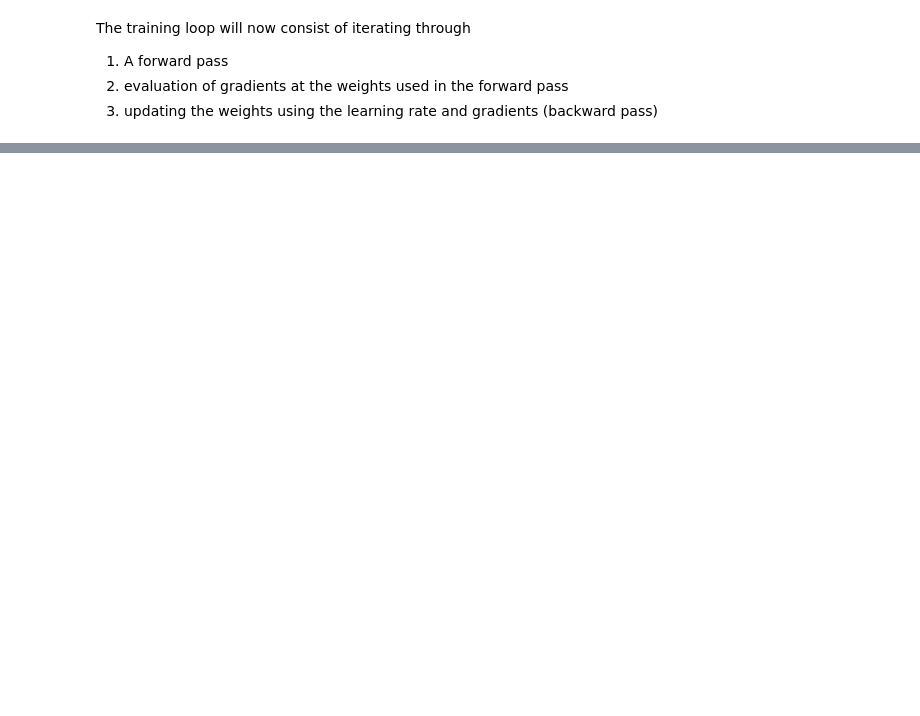
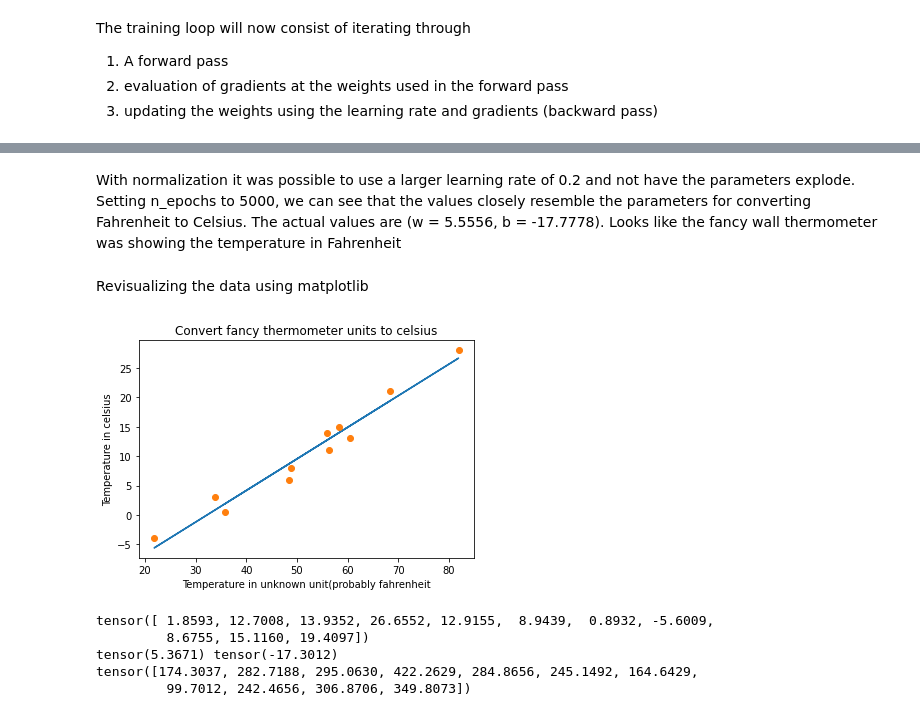
Before and after one commit to gowrithampi/CaltechMachineLearningHomeworks, a Jupyter notebook: Chapter_5_The_mechanics_of_learning.ipynb, the cells around one changed output, grey strips where cells are left out. Drawn from its saved outputs; the diff is of its cells as text; code cells hidden in the pictures; blank space fills up the shorter version.

```diff
--- a/Chapter_5_The_mechanics_of_learning.ipynb
+++ b/Chapter_5_The_mechanics_of_learning.ipynb
@@ -75,7 +75,8 @@ Gradient Descent: The basic idea is that we can find the minimum of the loss fun
 # %%
 # derivative of loss function with respect to t_p (model)
 def dloss_fn(t_c, t_p):
-  2 * (t_p - t_c)/size(t_p)
+  dloss_dtp = 2 * (t_p - t_c)/t_p.size(0)
+  return dloss_dtp
 
 # derivative of t_p(model) with respect to w
 def dmodel_dw(t_u, w, b):
@@ -89,8 +90,8 @@ def dmodel_db(t_u, w, b):
 # final gradient is calculated by using the chain rule and the above gradients
 def gradient(t_u, t_c, t_p, w, b):
     dloss_dw = dloss_fn(t_c, t_p)* dmodel_dw(t_u, w , b)
-    dloss_db = dloss_fn(t_c, t_p)*dmodwl_db(t_u, w, b)
-    return dloss_dw, dloss_db
+    dloss_db = dloss_fn(t_c, t_p)*dmodel_db(t_u, w, b)
+    return dloss_dw.sum(), dloss_db.sum()
 # %% [markdown]
 The training loop will now consist of iterating through
 1) A forward pass
@@ -100,0 +100,20 @@ The training loop will now consist of iterating through
+# %%
+# training loop also depends on number of epochs and the learning rate
+def training_loop (n_epochs, learning_rate, t_u, t_c, t_p, params):
+  w,b = params
+  for epoch in range(1, n_epochs):
+    grad_w , grad_b = gradient(t_u, t_c, t_p , w, b)
+    w = w - learning_rate*grad_w
+    b = b - learning_rate*grad_b
+    t_p = model(t_u, w,b)
+    loss = loss_function(t_c, t_p)
+    if (epoch % 50 == 0):
+     print("Epoch number {0:.0f} , Loss is {1:.2f}".format(epoch,loss))
+     print("Bias is {bias:0.4f} and Weight is {weight: 0.4f} \n\n".format( bias = b,weight = w))
+
+  return w, b
+# %%
+# initialize weights and bias
+w = torch.ones([])
+b = torch.zeros([])
+training_loop(100, 0.0001, t_u, t_c, t_p , (w,b))
@@ -100,0 +145,30 @@ The training loop will now consist of iterating through
+# %%
+w = torch.ones([])
+b = torch.zeros([])
+
+w,b = training_loop(5000,  1e-2, t_u*0.1, t_c, t_p, params = (w,b))
+# %% [markdown]
+With normalization it was possible to use a larger learning rate of 0.2 and not have the parameters explode. Setting n_epochs to 5000, we can see that the values closely resemble the parameters for converting Fahrenheit to Celsius.
+The actual values are (w = 5.5556, b = -17.7778). Looks like the fancy wall thermometer was showing the temperature in Fahrenheit
+# %% [markdown]
+Revisualizing the data using matplotlib
+# %%
+# we scale the input because the model in normalized
+t_p = model(t_u*0.1, w, b)
+
+plt.plot(t_u.numpy(), t_p.detach().numpy())
+plt.plot(t_u.numpy(), t_c.numpy(), 'o')
+plt.title("Convert fancy thermometer units to celsius")
+plt.xlabel('Temperature in unknown unit(probably fahrenheit')
+plt.ylabel('Temperature in celsius')
+plt.show()
+print(t_p)
+print(w, b)
+print(t_u*w + b)
+# %% [output]
+[figure, added]
+tensor([ 1.8593, 12.7008, 13.9352, 26.6552, 12.9155,  8.9439,  0.8932, -5.6009,
+         8.6755, 15.1160, 19.4097])
+tensor(5.3671) tensor(-17.3012)
+tensor([174.3037, 282.7188, 295.0630, 422.2629, 284.8656, 245.1492, 164.6429,
+         99.7012, 242.4656, 306.8706, 349.8073])
```
Also changed, not shown: parts of 12 cells of this notebook.
